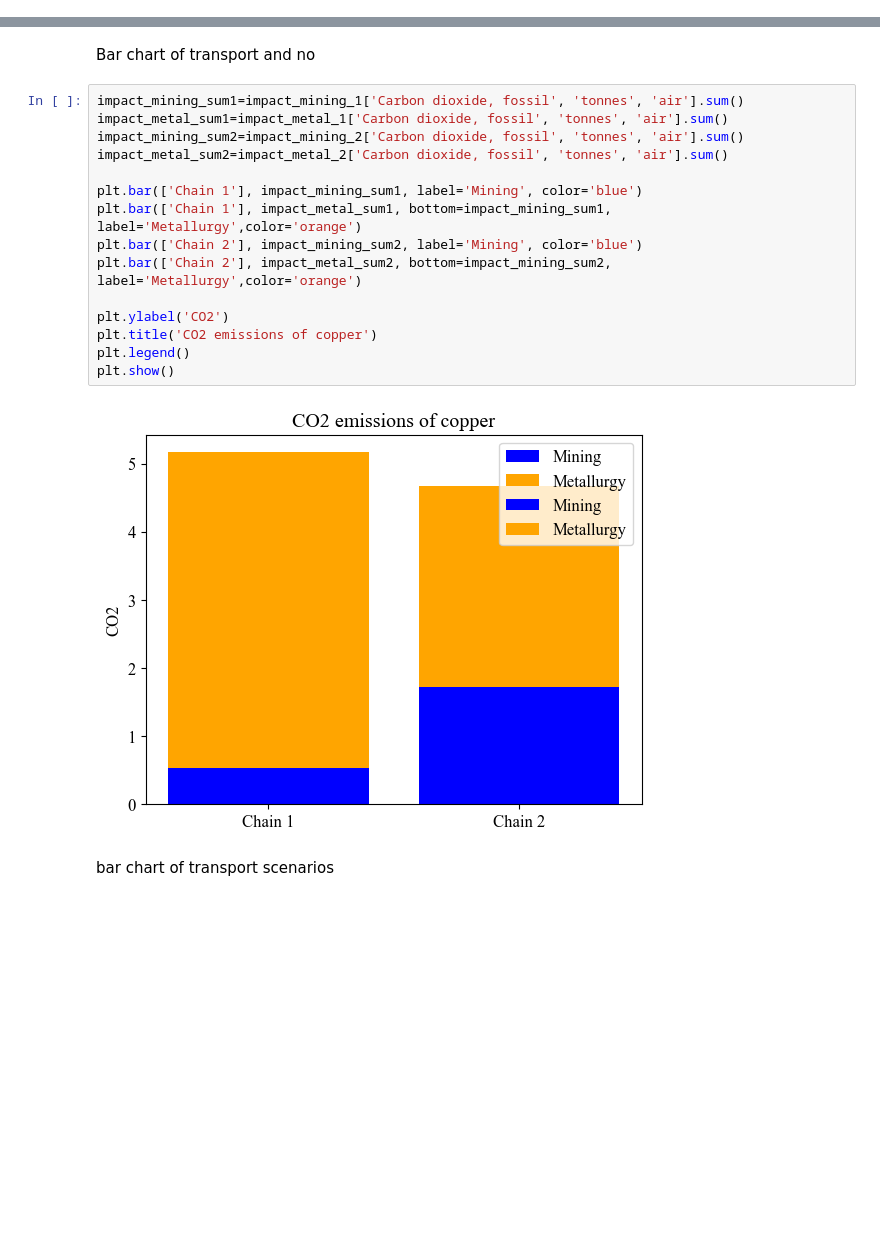
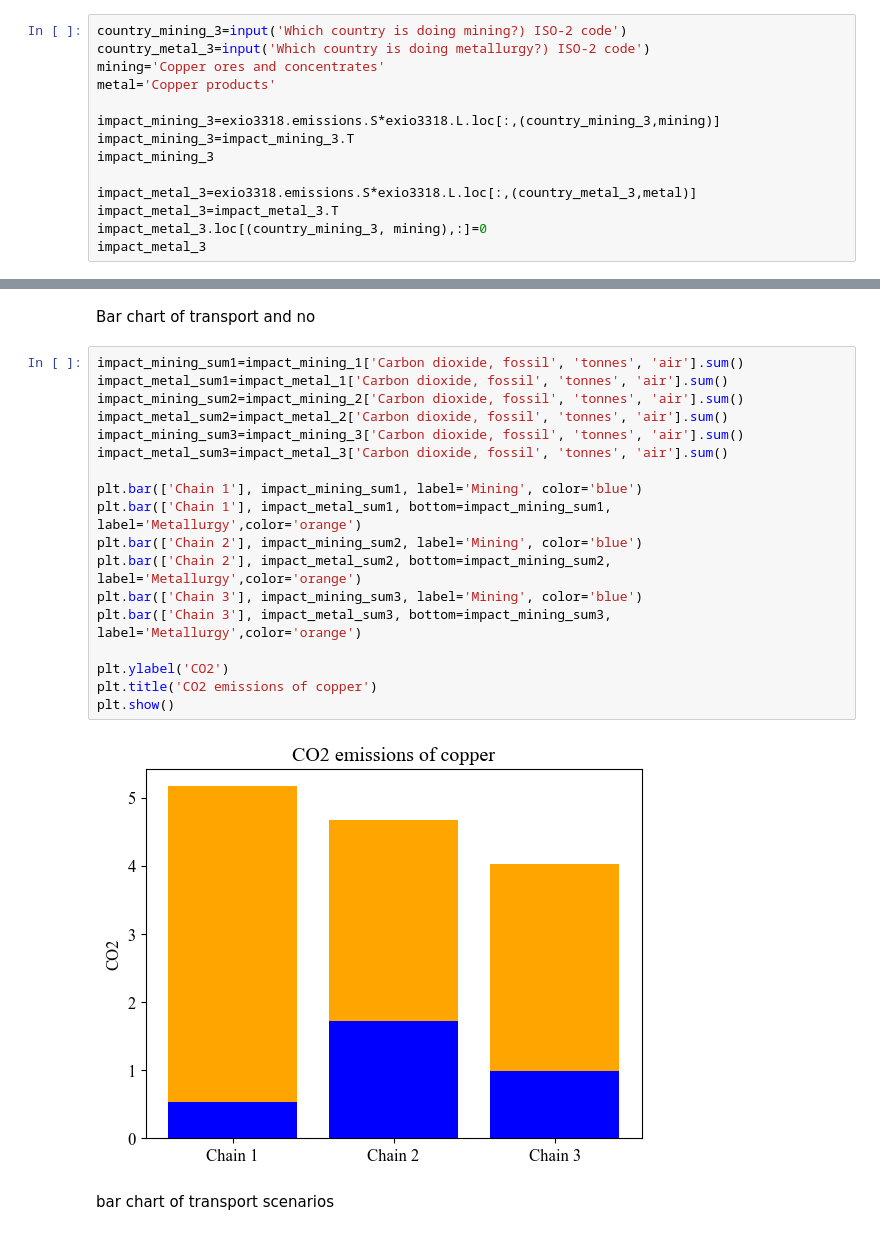
Before and after one commit to Martinez-Hernando/Exiobase_EU_ETS, a Jupyter notebook: Code_Exiobase_EU_ETS.ipynb, the cells around one changed output, grey strips where cells are left out. Saved outputs shown, nothing was run; the diff lists cells and outputs as text; blank space fills up the shorter version.

```diff
--- a/Code_Exiobase_EU_ETS.ipynb
+++ b/Code_Exiobase_EU_ETS.ipynb
@@ -438,0 +441,14 @@ impact_metal_2.to_csv(f'{country_metal_2}_{metal}.txt', sep='\t', index=True, he
+# %%
+country_mining_3=input('Which country is doing mining?) ISO-2 code')
+country_metal_3=input('Which country is doing metallurgy?) ISO-2 code')
+mining='Copper ores and concentrates'
+metal='Copper products'
+
+impact_mining_3=exio3318.emissions.S*exio3318.L.loc[:,(country_mining_3,mining)]
+impact_mining_3=impact_mining_3.T
+impact_mining_3
+
+impact_metal_3=exio3318.emissions.S*exio3318.L.loc[:,(country_metal_3,metal)]
+impact_metal_3=impact_metal_3.T
+impact_metal_3.loc[(country_mining_3, mining),:]=0
+impact_metal_3
@@ -887,20 +884,23 @@ Bar chart of transport and no
 # %%
 impact_mining_sum1=impact_mining_1['Carbon dioxide, fossil', 'tonnes', 'air'].sum()
 impact_metal_sum1=impact_metal_1['Carbon dioxide, fossil', 'tonnes', 'air'].sum()
 impact_mining_sum2=impact_mining_2['Carbon dioxide, fossil', 'tonnes', 'air'].sum()
 impact_metal_sum2=impact_metal_2['Carbon dioxide, fossil', 'tonnes', 'air'].sum()
+impact_mining_sum3=impact_mining_3['Carbon dioxide, fossil', 'tonnes', 'air'].sum()
+impact_metal_sum3=impact_metal_3['Carbon dioxide, fossil', 'tonnes', 'air'].sum()
 
 plt.bar(['Chain 1'], impact_mining_sum1, label='Mining', color='blue')
 plt.bar(['Chain 1'], impact_metal_sum1, bottom=impact_mining_sum1, label='Metallurgy',color='orange')
 plt.bar(['Chain 2'], impact_mining_sum2, label='Mining', color='blue')
 plt.bar(['Chain 2'], impact_metal_sum2, bottom=impact_mining_sum2, label='Metallurgy',color='orange')
+plt.bar(['Chain 3'], impact_mining_sum3, label='Mining', color='blue')
+plt.bar(['Chain 3'], impact_metal_sum3, bottom=impact_mining_sum3, label='Metallurgy',color='orange')
 
 plt.ylabel('CO2')
 plt.title('CO2 emissions of copper')
-plt.legend()
 plt.show()
 # %% [output]
-[figure, old version]
+[figure, new version]
 # %% [markdown]
 bar chart of transport scenarios
 # %%
```
Also changed, not shown: parts of 8 cells of this notebook.
